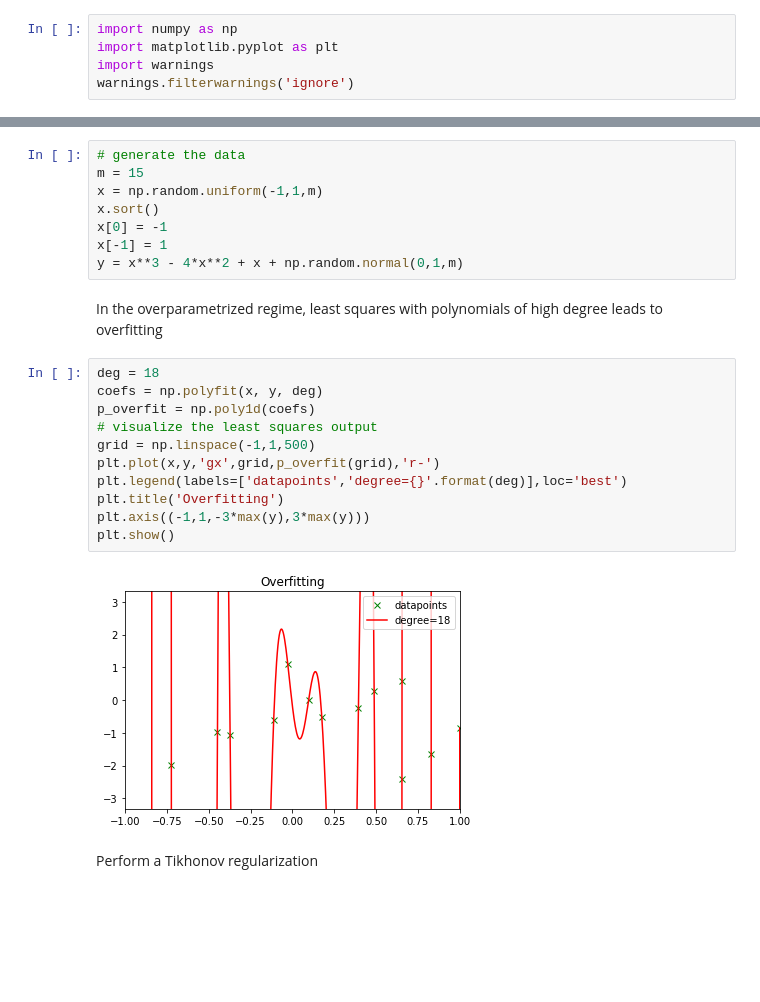
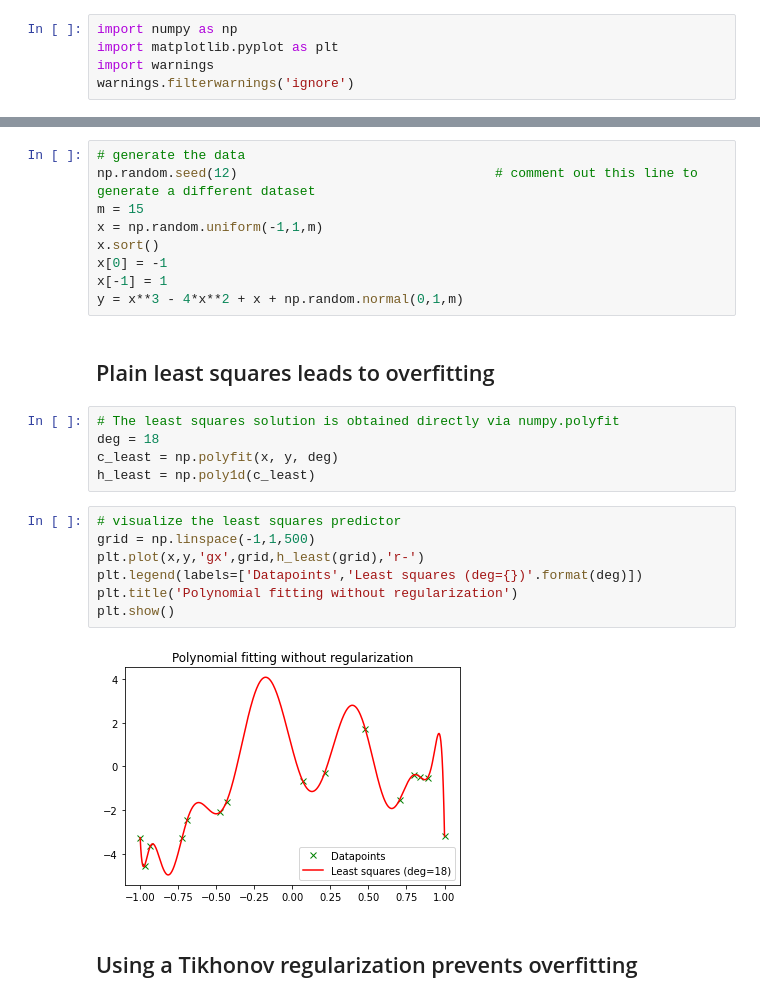
Before and after one commit to foucart/Mathematical_Pictures_at_a_Data_Science_Exhibition, a Jupyter notebook: Python/Chapter06.ipynb, the cells around one changed output, grey strips where cells are left out. Saved outputs shown, nothing was run; the diff lists cells and outputs as text; blank space fills up the shorter version.

```diff
--- a/Python/Chapter06.ipynb
+++ b/Python/Chapter06.ipynb
@@ -8,5 +22,6 @@ warnings.filterwarnings('ignore')
 # %%
 # generate the data
+np.random.seed(12)                                 # comment out this line to generate a different dataset
 m = 15
 x = np.random.uniform(-1,1,m)
 x.sort()
@@ -14,20 +29,21 @@ x[0] = -1
 x[-1] = 1
 y = x**3 - 4*x**2 + x + np.random.normal(0,1,m)
 # %% [markdown]
-In the overparametrized regime, least squares with polynomials of high degree leads to overfitting
+## Plain least squares leads to overfitting
+# %%
+# The least squares solution is obtained directly via numpy.polyfit
+deg = 18
+c_least = np.polyfit(x, y, deg)
+h_least = np.poly1d(c_least)
 # %%
-deg = 18
-coefs = np.polyfit(x, y, deg)
-p_overfit = np.poly1d(coefs)
-# visualize the least squares output
+# visualize the least squares predictor
 grid = np.linspace(-1,1,500)
-plt.plot(x,y,'gx',grid,p_overfit(grid),'r-')
-plt.legend(labels=['datapoints','degree={}'.format(deg)],loc='best')
-plt.title('Overfitting')
-plt.axis((-1,1,-3*max(y),3*max(y)))
+plt.plot(x,y,'gx',grid,h_least(grid),'r-')
+plt.legend(labels=['Datapoints','Least squares (deg={})'.format(deg)])
+plt.title('Polynomial fitting without regularization')
 plt.show()
 # %% [output]
-[figure, old version]
+[figure, new version]
 # %% [markdown]
-Perform a Tikhonov regularization
+## Using a Tikhonov regularization prevents overfitting
 # %%
```
Also changed, not shown: parts of 10 cells of this notebook, 13 other files.
